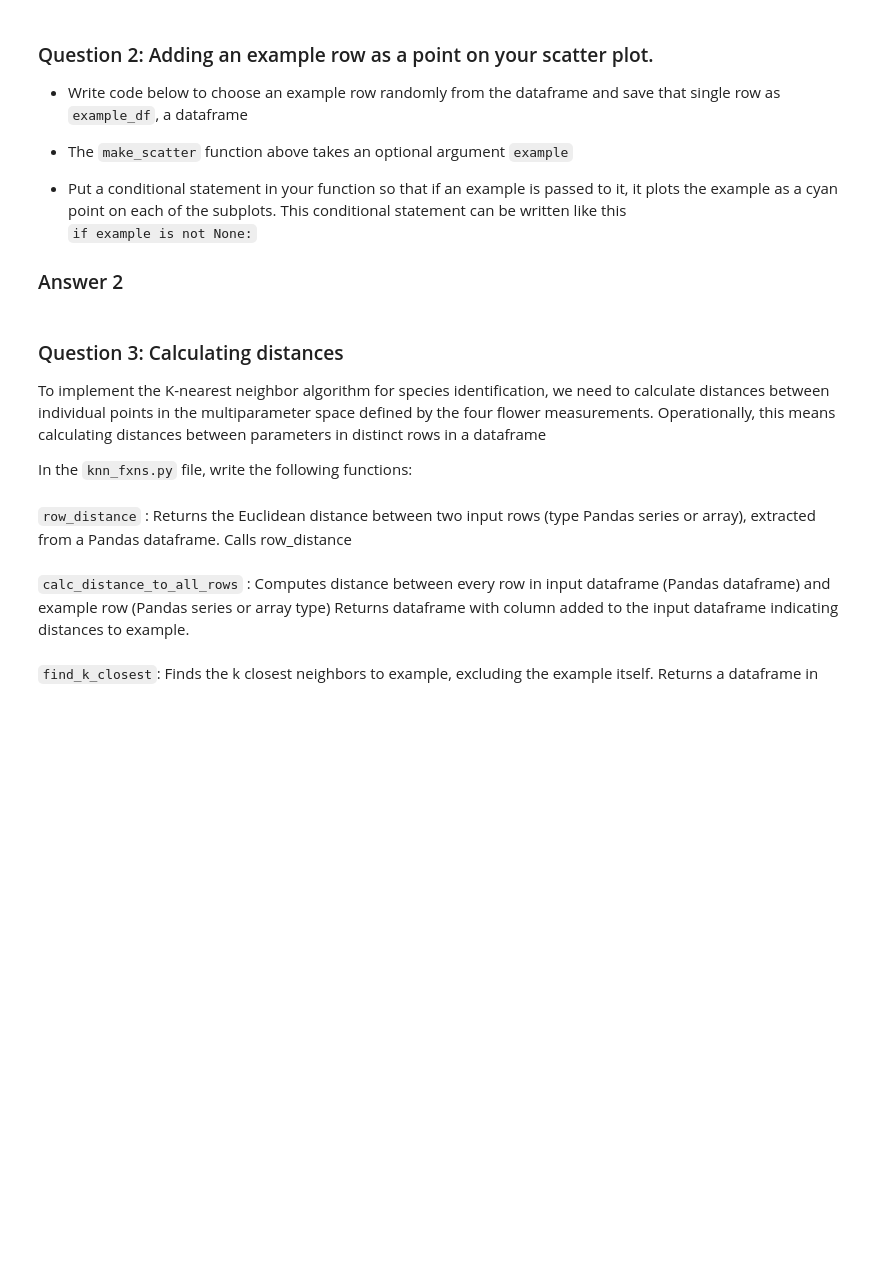
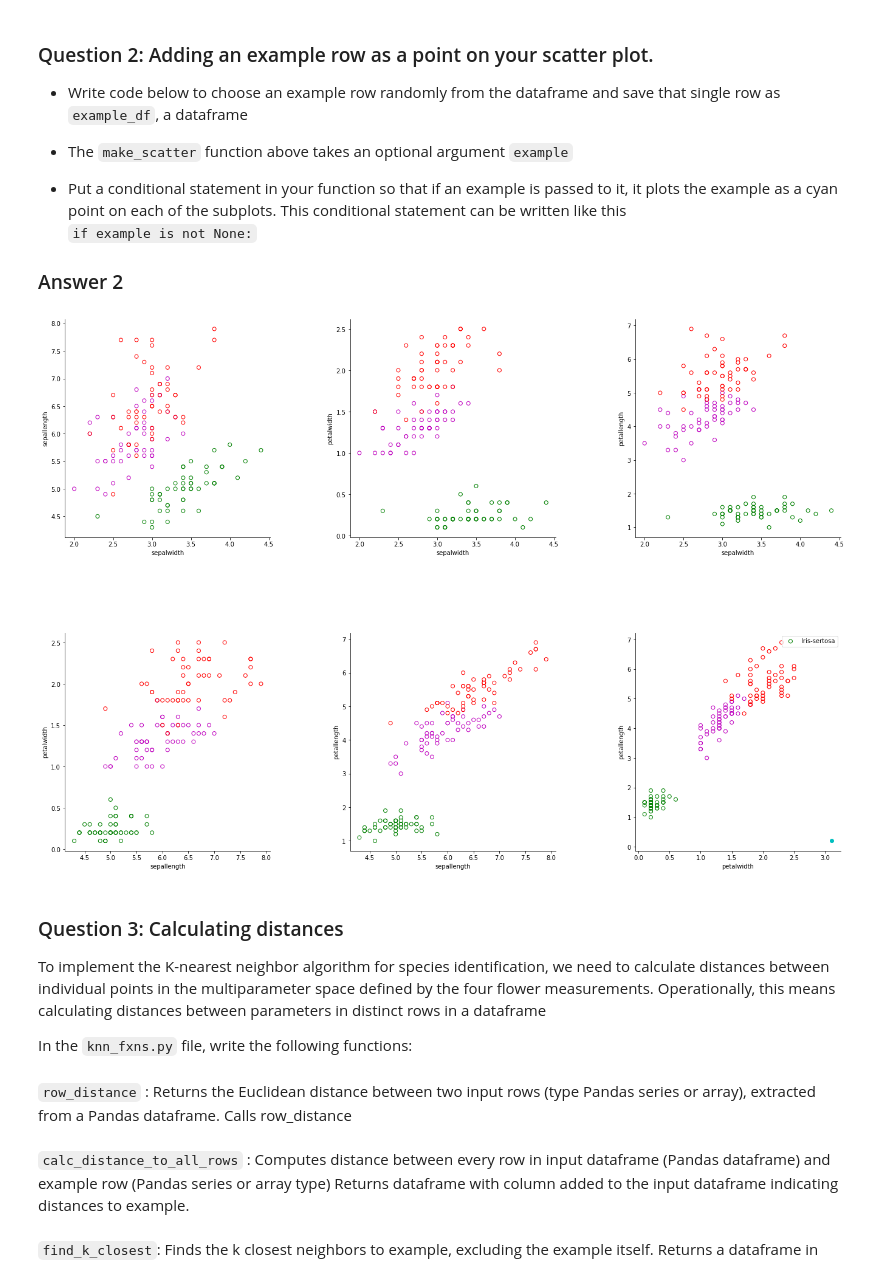
Before and after one commit to alvarant/HW09, a Jupyter notebook: hw09_alvarez.ipynb, the cells around one changed output. Saved outputs shown, nothing was run; the diff lists cells and outputs as text; code cells hidden in the pictures; blank space fills up the shorter version.

```diff
--- a/hw09_alvarez.ipynb
+++ b/hw09_alvarez.ipynb
@@ -104,8 +104,12 @@ make_scatter(df)
 # %%
 #Answer 2 below
 #Extract example_df, modify make_scatter to plot an example_df
-example_df=...
+example_df= df.sample(n=1)
 make_scatter(df,example_df)
+if example_df is not None:
+    plt.scatter(example_df.sepalwidth, example_df.petalwidth, color = 'c')
+# %% [output]
+[figure, added]
 # %% [markdown]
 ### Question 3: Calculating distances
 
```
Also changed, not shown: parts of 6 cells of this notebook, 1 other file.
